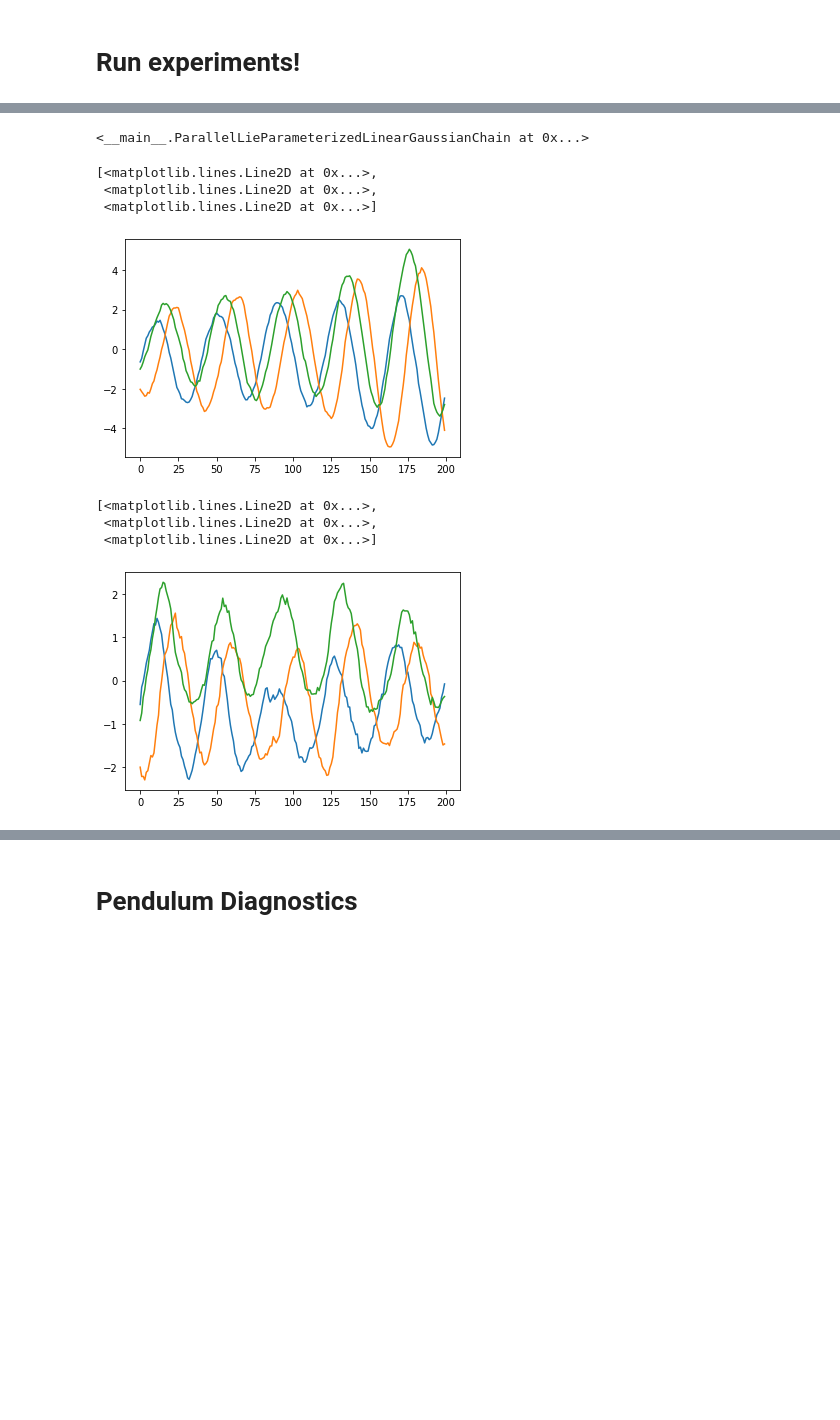
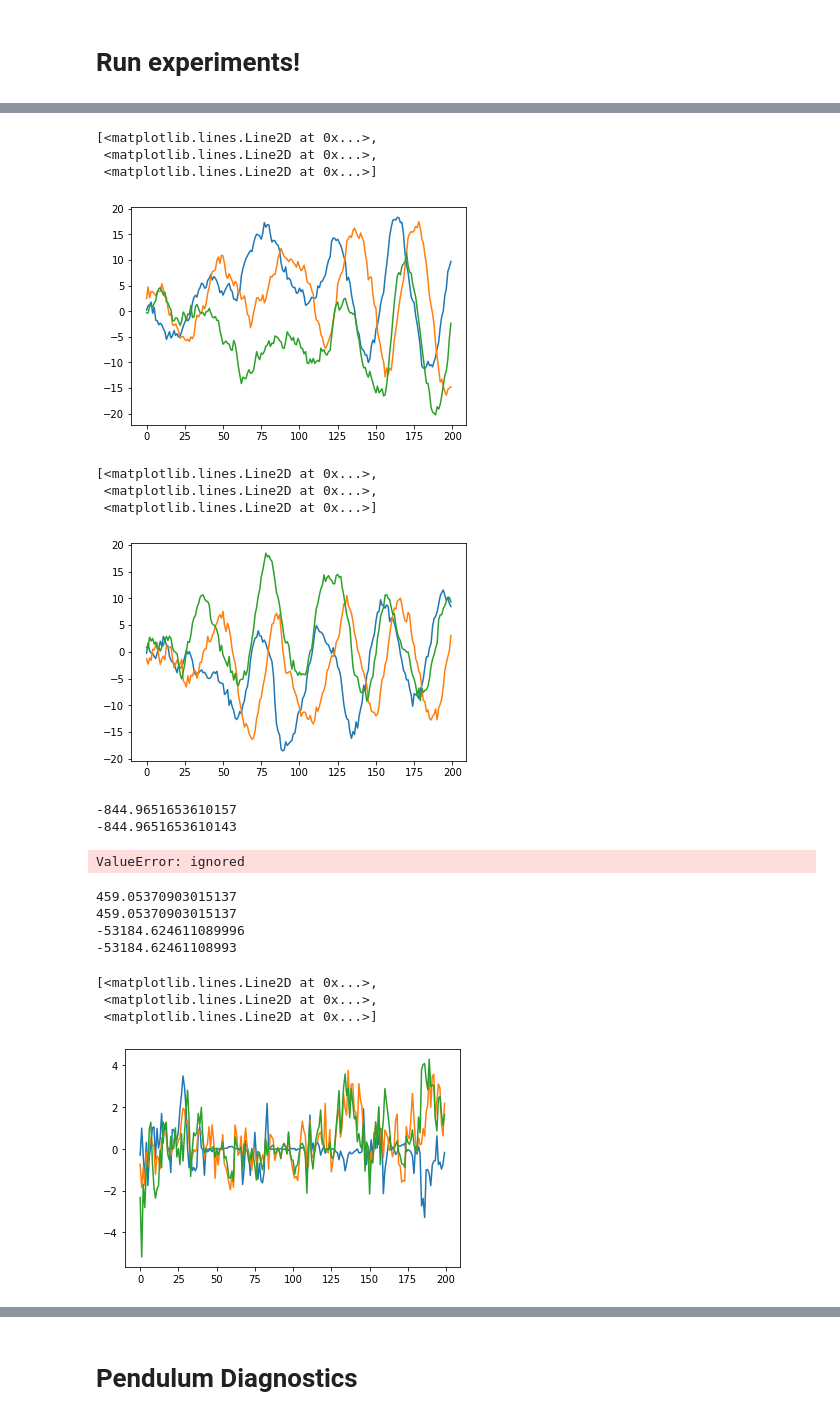
Before and after one commit to matthew9671/MattLab, a Jupyter notebook: Revisiting_SVAE.ipynb, the cells around one changed output, grey strips where cells are left out. Drawn from its saved outputs; the diff is of its cells as text; code cells hidden in the pictures; blank space fills up the shorter version.

```diff
--- a/Revisiting_SVAE.ipynb
+++ b/Revisiting_SVAE.ipynb
@@ -4247,32 +4314,62 @@ Find logs at: ./wandb/run-20230104_015607-1utcmi5i/logs
 # %%
-prior_params = results[1][0]["trainer"].params["prior_params"]
+prior_params = copy.deepcopy(results[1][0]["trainer"].params["prior_params"])
+# post_params = copy.deepcopy(results[1][0]["trainer"].params["post_params"])
+rec_params = copy.deepcopy(results[1][0]["trainer"].params["rec_params"])
 model = results[1][0]["model"]
+posterior = model.posterior
+alt_posterior = LDSSVAEPosterior(3, seq_len=200)
+prior = ParallelLieParameterizedLinearGaussianChain(3, 200)# model.prior
+alt_prior = LieParameterizedLinearGaussianChain(3, 200)
 constrained_params = model.prior.get_constrained_params(prior_params)
-# %%
-prior_params["Q"] = np.array([-5, -5, -5, 0, 0, 0])
 # %%
 # m1 = samples[0][0]
-prior_params["Q"] = np.array([-5, -5, -5, 0, 0, 0])
-prior_params["m1"] = m1
-prior_params["Q1"] = prior_params["Q"]
+# prior_params["Q"] = np.array([-10, -10, -10, 0, 0, 0])
+# prior_params["m1"] = m1
+# prior_params["Q1"] = prior_params["Q"]
-# %%
-model.prior
-# %% [output]
-<__main__.ParallelLieParameterizedLinearGaussianChain at 0x...>
 # %%
-prior = ParallelLieParameterizedLinearGaussianChain(3, 200)# model.prior
 samples = prior.sample(prior_params, (1,), key_0)
 plt.plot(samples[0])
 # %% [output]
 [<matplotlib.lines.Line2D at 0x...>,
  <matplotlib.lines.Line2D at 0x...>,
  <matplotlib.lines.Line2D at 0x...>]
-[figure, old version]
+[figure, new version]
 # %%
-alt_prior = LieParameterizedLinearGaussianChain(3, 200)
 plt.plot(alt_prior.sample(prior_params, (1,), key_0)[0])
 # %% [output]
 [<matplotlib.lines.Line2D at 0x...>,
  <matplotlib.lines.Line2D at 0x...>,
  <matplotlib.lines.Line2D at 0x...>]
-[figure, old version]
+[figure, new version]
+# %%
+print(prior.distribution(prior.get_constrained_params(prior_params)).log_prob(samples[0]))
+print(alt_prior.distribution(alt_prior.get_constrained_params(prior_params)).log_prob(samples[0]))
+# %% [output]
+-844.9651653610157
+-844.9651653610143
+# %%
+data = data_dict["train_data"][:10]
+potential = vmap(model.recognition.apply, in_axes=(None, 0))(rec_params, data)
+# post_params = posterior.infer(constrained_params, potential)
+# alt_post_params = alt_posterior.infer(alt_prior.get_constrained_params(prior_params), potential)
+# %% [output]
+ValueError: ignored
+# %%
+post_dist = posterior.distribution(post_params)
+post_sample = post_dist.sample(seed=key_0)
+alt_post_dist = alt_posterior.distribution(alt_post_params)
+alt_post_sample = alt_post_dist.sample(seed=key_0)
+print(alt_post_dist.log_prob(post_sample))
+print(post_dist.log_prob(post_sample))
+print(prior.distribution(prior.get_constrained_params(prior_params)).log_prob(post_sample))
+print(alt_prior.distribution(alt_prior.get_constrained_params(prior_params)).log_prob(post_sample))
+plt.plot(alt_post_sample - post_sample)
+# %% [output]
+459.05370903015137
+459.05370903015137
+-53184.624611089996
+-53184.62461108993
+[<matplotlib.lines.Line2D at 0x...>,
+ <matplotlib.lines.Line2D at 0x...>,
+ <matplotlib.lines.Line2D at 0x...>]
+[figure, added]
```
Also changed, not shown: parts of 5 cells of this notebook.
